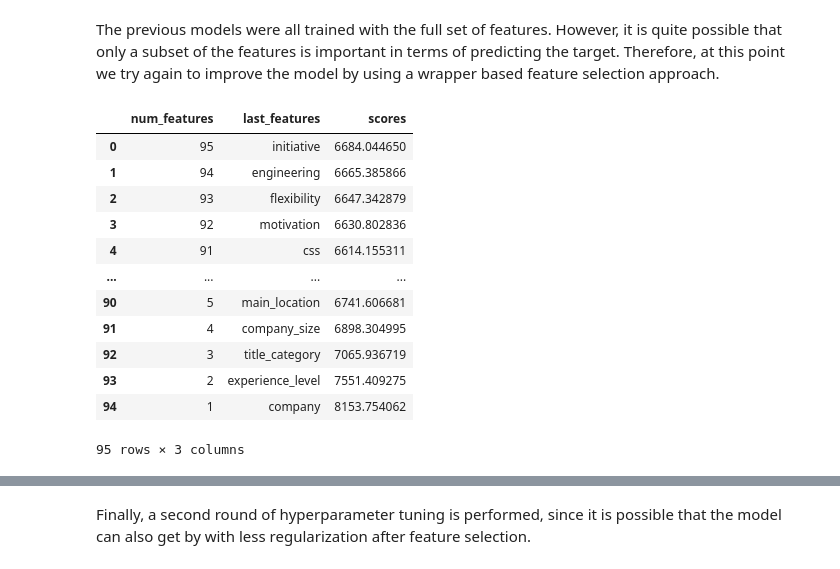
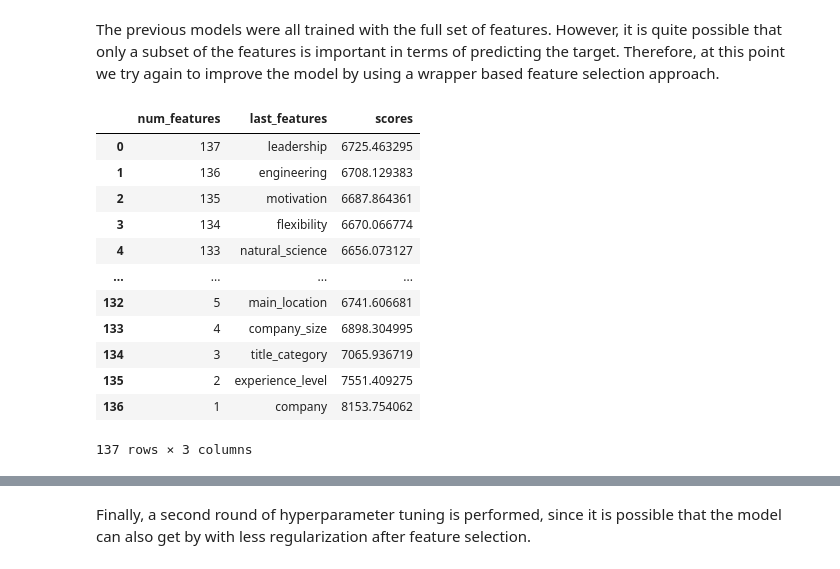
Before and after one commit to Joachim93/Data-Science-Job-Analysis, a Jupyter notebook: notebooks/Modeling.ipynb, the cells around one changed output, grey strips where cells are left out. Drawn from its saved outputs; the diff is of its cells as text; code cells hidden in the pictures.

```diff
--- a/notebooks/Modeling.ipynb
+++ b/notebooks/Modeling.ipynb
@@ -422,7 +462,12 @@ test score: 6733.756571252081
 # %%
 onehot_encoding = Pipeline([
     ("imputer", SimpleImputer(strategy="constant", fill_value="missing_value")),
-    ("ohe", OneHotEncoder(handle_unknown="ignore"))
+    ("ohe", OneHotEncoder(handle_unknown="ignore", drop="if_binary"))
+])
+
+target_encoding = Pipeline([
+    ("te", TargetEncoder()),
+    ("scaler", StandardScaler())
 ])
 
 pipe = Pipeline([
@@ -439,8 +484,8 @@ param_grid = [{"encoder": [onehot_encoding],
                "model__max_samples": [0.3, 0.5, 0.7, 0.9, 1],
                "model__min_samples_leaf": [1, 3, 5],
                "model__ccp_alpha": [0, 0.5, 1, 5, 10, 20, 50]},
-              {"encoder": [TargetEncoder()],
-               "encoder__smoothing": [0.1, 0.5, 1.0, 5.0, 10., 20.],
+              {"encoder": [target_encoding],
+               "encoder__te__smoothing": [0.1, 0.5, 1.0, 5.0, 10., 20.],
                "model__criterion": ["squared_error", "absolute_error"],
                "model__n_estimators": [100, 200, 500, 1000, 2000],
                "model__max_depth": [5, 10, 15, 20, 30, None],
@@ -470,7 +519,12 @@ test score: 6849.8684672494255
 # %%
 onehot_encoding = Pipeline([
     ("imputer", SimpleImputer(strategy="constant", fill_value="missing_value")),
-    ("ohe", OneHotEncoder(handle_unknown="ignore"))
+    ("ohe", OneHotEncoder(handle_unknown="ignore", drop="if_binary"))
+])
+
+target_encoding = Pipeline([
+    ("te", TargetEncoder()),
+    ("scaler", StandardScaler())
 ])
 
 pipe = Pipeline([
@@ -490,8 +544,8 @@ param_grid = [{"encoder": [onehot_encoding],
                "model__reg_lambda": [0, 1, 3, 5, 10, 20],
                "model__reg_alpha": [0, 1, 3, 5, 10, 20],
                "model__gamma": [0, 1, 3, 5, 10, 20]},
-              {"encoder": [TargetEncoder()],
-               "encoder__smoothing": [0.1, 0.5, 1.0, 5.0, 10., 20.],
+              {"encoder": [target_encoding],
+               "encoder__te__smoothing": [0.1, 0.5, 1.0, 5.0, 10., 20.],
                "model__n_estimators": np.arange(200, 2000, 100),
                "model__learning_rate": [0.01, 0.05, 0.1, 0.2],
                "model__max_depth": [4, 6, 8, 10, 15, 20],
@@ -531,7 +585,12 @@ test score: 6729.632623378018
 # %%
 onehot_encoding = Pipeline([
     ("imputer", SimpleImputer(strategy="constant", fill_value="missing_value")),
-    ("ohe", OneHotEncoder(handle_unknown="ignore"))
+    ("ohe", OneHotEncoder(handle_unknown="ignore", drop="if_binary"))
+])
+
+target_encoding = Pipeline([
+    ("te", TargetEncoder()),
+    ("scaler", StandardScaler())
 ])
 
 pipe = Pipeline([
@@ -548,8 +607,8 @@ param_grid = [{"encoder": [onehot_encoding],
                "model__min_split_gain": np.arange(0, 10, 1),
                "model__reg_lambda": np.arange(0, 10, 1),
                "model__max_depth": np.arange(5, 20, 2)},
-              {"encoder": [TargetEncoder()],
-               "encoder__smoothing": [0.1, 0.5, 1.0, 5.0, 10., 20.],
+              {"encoder": [target_encoding],
+               "encoder__te__smoothing": [0.1, 0.5, 1.0, 5.0, 10., 20.],
                "model__colsample_bytree": np.arange(0.1, 1, 0.1),
                "model__subsample": np.arange(0.1, 1, 0.1),
                "model__learning_rate": np.arange(0.01, 0.1, 0.01),
@@ -595,7 +674,7 @@ X2 = X.copy()
 
 pipe = Pipeline([
     ("imputer", SimpleImputer(strategy="constant", fill_value="missing_value")),
-    ("encoder", OneHotEncoder(handle_unknown="ignore")),
+    ("encoder", OneHotEncoder(handle_unknown="ignore", drop="if_binary")),
     ("model", TransformedTargetRegressor(Lasso(alpha=0.00019), func=np.log, inverse_func=np.exp))
 ])
 
@@ -613,45 +692,45 @@ for i in tqdm(range(len(X2.columns))):
         X_val = X2.iloc[val_idx]
         y_train = y.iloc[train_idx]
         y_val = y.iloc[val_idx]
 
         pipe.fit(X_train, y_train)
         preds = pipe.predict(X_val)
         baseline = mean_absolute_error(y_val, preds)
         baselines.append(baseline)
 
         if len(X2.columns) > 1:
             for col in X2.columns:
                 pipe.fit(X_train.drop(col, axis=1), y_train)
                 preds = pipe.predict(X_val.drop(col, axis=1))
                 mae = mean_absolute_error(y_val, preds)
                 diffs[col].append(mae-baseline)
 
     if len(X2.columns) > 1:
         importances = pd.DataFrame(diffs).T.mean(axis=1).sort_values(ascending=False)
         last = importances.index[-1]
     else:
         last = X2.columns[0]
     scores.append(np.mean(baselines))
     features.append(last)
     num_features.append(len(X2.columns))
     X2 = X2.drop(last, axis=1)
 
 results_selection = pd.DataFrame({"num_features": num_features, "last_features": features, "scores": scores})
 results_selection
 # %% [output]
 |  | num_features | last_features | scores |
-| 0 | 95 | initiative | 6684.044650 |
-| 1 | 94 | engineering | 6665.385866 |
-| 2 | 93 | flexibility | 6647.342879 |
-| 3 | 92 | motivation | 6630.802836 |
-| 4 | 91 | css | 6614.155311 |
+| 0 | 137 | leadership | 6725.463295 |
+| 1 | 136 | engineering | 6708.129383 |
+| 2 | 135 | motivation | 6687.864361 |
+| 3 | 134 | flexibility | 6670.066774 |
+| 4 | 133 | natural_science | 6656.073127 |
 | ... | ... | ... | ... |
-| 90 | 5 | main_location | 6741.606681 |
-| 91 | 4 | company_size | 6898.304995 |
-| 92 | 3 | title_category | 7065.936719 |
-| 93 | 2 | experience_level | 7551.409275 |
-| 94 | 1 | company | 8153.754062 |
+| 132 | 5 | main_location | 6741.606681 |
+| 133 | 4 | company_size | 6898.304995 |
+| 134 | 3 | title_category | 7065.936719 |
+| 135 | 2 | experience_level | 7551.409275 |
+| 136 | 1 | company | 8153.754062 |
-95 rows × 3 columns
+137 rows × 3 columns
 # %%
 results_selection.tail(50)
 # %% [output]
```
Also changed, not shown: parts of 37 cells of this notebook, 1 other file.
